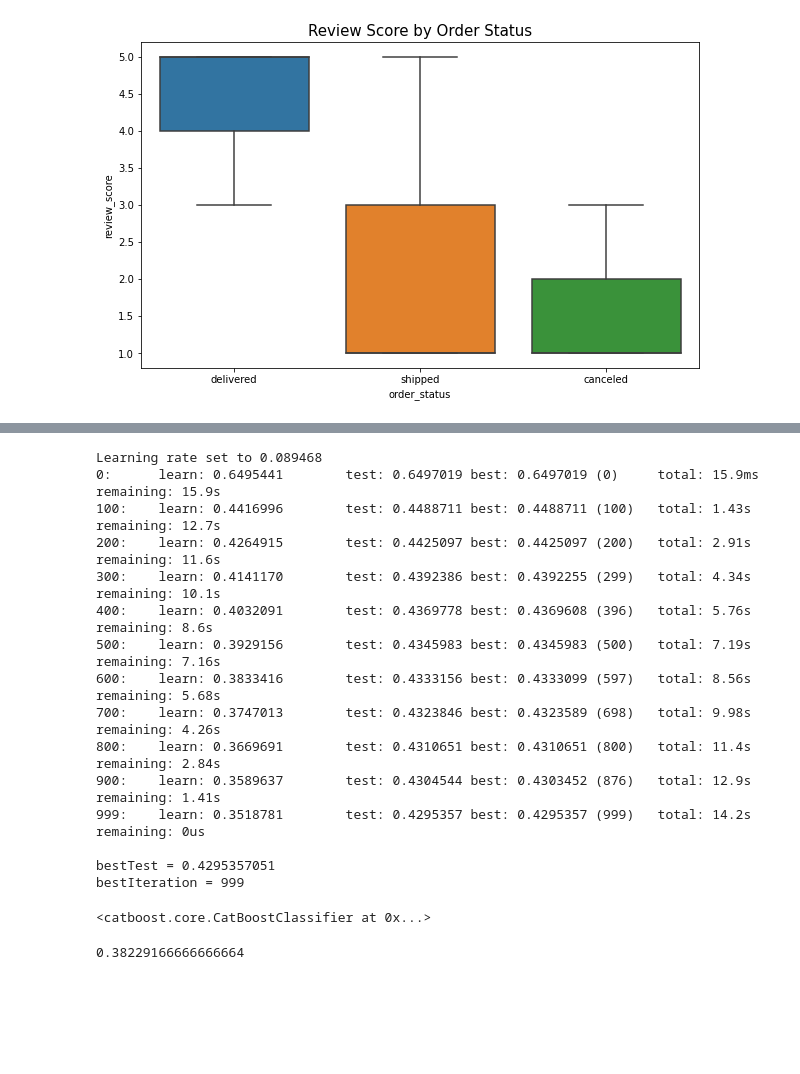
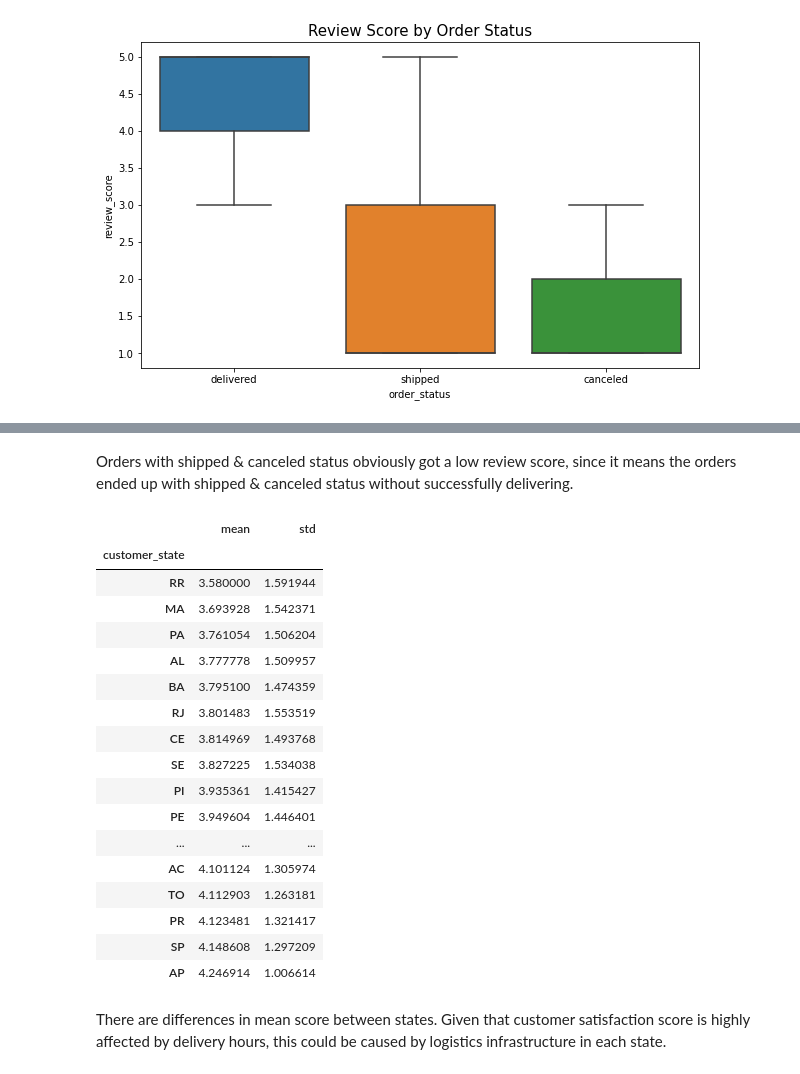
Before and after one commit to miji-lee-kr/Customer_Satisfaction_Rate_Analysis, a Jupyter notebook: Review_Score_Analysis.ipynb, the cells around one changed output, grey strips where cells are left out. Drawn from its saved outputs; the diff is of its cells as text; code cells hidden in the pictures; blank space fills up the shorter version.

```diff
--- a/Review_Score_Analysis.ipynb
+++ b/Review_Score_Analysis.ipynb
@@ -472,14 +289,0 @@ Name: review_score, dtype: float64
-# %%
-# returning customer?
-
-df['purchase_month'] = df.purchase_month.map("{:02}".format)
-df['purchase_year'] = df.purchase_year.map("{:02}".format)
-df['purchase_day'] = df.purchase_day.map("{:02}".format)
-df['purchase_ym'] = df['purchase_year'].astype(str) + df['purchase_month'].astype(str)
-
-df['order_purchase_date'] = df['purchase_year'].astype(str) + df['purchase_month'].astype(str) + df['purchase_day'].astype(str)
-min_purchase = df.groupby('customer_unique_id').order_purchase_date.min().reset_index()
-min_purchase.columns = ['customer_unique_id', 'min_timestamp']
-df = pd.merge(df, min_purchase, on = 'customer_unique_id')
-df['usertype'] = 'New'
-df.loc[df['order_purchase_date']>df['min_timestamp'], 'usertype'] = 'Existing'
@@ -529,5 +289,0 @@ sns.boxplot(df['usertype'], df['review_score'], showfliers = False)
-# %%
-total_f = df.groupby('order_id')['freight_value'].sum().reset_index()
-total_f.columns = ['order_id', 'total_freight']
-df = pd.merge(df, total_f, on = 'order_id')
-df
@@ -557,2 +289,0 @@ Name: review_score, dtype: float64
-# %%
-df['ad'] = df['product_photos_qty'] + df['product_description_lenght']
@@ -571,6 +289,0 @@ df = pd.merge(df, seller_count, on = 'seller_id')
-# %%
-# 이전 주문까지로 바꾸기
-
-user_score = df.groupby('customer_unique_id')['review_score'].mean().reset_index()
-user_score.columns = ['customer_unique_id', 'user_score']
-df = pd.merge(df, user_score, on = 'customer_unique_id')
@@ -700,21 +289,0 @@ x_valid_s = scaler.transform(x_valid)
-# %%
-from catboost import CatBoostClassifier
-cbc = CatBoostClassifier(verbose = 100) #3000번
-cbc.fit(x_train, y_train, eval_set=(x_valid, y_valid), early_stopping_rounds=50)
-# %% [output]
-Learning rate set to 0.089468
-0:      learn: 0.6495441        test: 0.6497019 best: 0.6497019 (0)     total: 15.9ms   remaining: 15.9s
-100:    learn: 0.4416996        test: 0.4488711 best: 0.4488711 (100)   total: 1.43s    remaining: 12.7s
-200:    learn: 0.4264915        test: 0.4425097 best: 0.4425097 (200)   total: 2.91s    remaining: 11.6s
-300:    learn: 0.4141170        test: 0.4392386 best: 0.4392255 (299)   total: 4.34s    remaining: 10.1s
-400:    learn: 0.4032091        test: 0.4369778 best: 0.4369608 (396)   total: 5.76s    remaining: 8.6s
-500:    learn: 0.3929156        test: 0.4345983 best: 0.4345983 (500)   total: 7.19s    remaining: 7.16s
-600:    learn: 0.3833416        test: 0.4333156 best: 0.4333099 (597)   total: 8.56s    remaining: 5.68s
-700:    learn: 0.3747013        test: 0.4323846 best: 0.4323589 (698)   total: 9.98s    remaining: 4.26s
-800:    learn: 0.3669691        test: 0.4310651 best: 0.4310651 (800)   total: 11.4s    remaining: 2.84s
-900:    learn: 0.3589637        test: 0.4304544 best: 0.4303452 (876)   total: 12.9s    remaining: 1.41s
-999:    learn: 0.3518781        test: 0.4295357 best: 0.4295357 (999)   total: 14.2s    remaining: 0us
-
-bestTest = 0.4295357051
-bestIteration = 999
-<catboost.core.CatBoostClassifier at 0x...>
@@ -727,4 +290,25 @@ cm = confusion_matrix(y_test, result_classifier_test)
-# %%
-f1 #3842
-# %% [output]
-0.38229166666666664
+# %% [markdown]
+Orders with shipped & canceled status obviously got a low review score, since it means the orders ended up with shipped & canceled status without successfully delivering.
+# %%
+df.groupby(['customer_state'])['review_score'].agg(['mean', 'std']).sort_values(by ='mean', ascending = True)
+# %% [output]
+|  | mean | std |
+| customer_state |  |  |
+| RR | 3.580000 | 1.591944 |
+| MA | 3.693928 | 1.542371 |
+| PA | 3.761054 | 1.506204 |
+| AL | 3.777778 | 1.509957 |
+| BA | 3.795100 | 1.474359 |
+| RJ | 3.801483 | 1.553519 |
+| CE | 3.814969 | 1.493768 |
+| SE | 3.827225 | 1.534038 |
+| PI | 3.935361 | 1.415427 |
+| PE | 3.949604 | 1.446401 |
+| ... | ... | ... |
+| AC | 4.101124 | 1.305974 |
+| TO | 4.112903 | 1.263181 |
+| PR | 4.123481 | 1.321417 |
+| SP | 4.148608 | 1.297209 |
+| AP | 4.246914 | 1.006614 |
+# %% [markdown]
+There are differences in mean score between states. Given that customer satisfaction score is highly affected by delivery hours, this could be caused by logistics infrastructure in each state.
```
Also changed, not shown: parts of 124 cells of this notebook.
